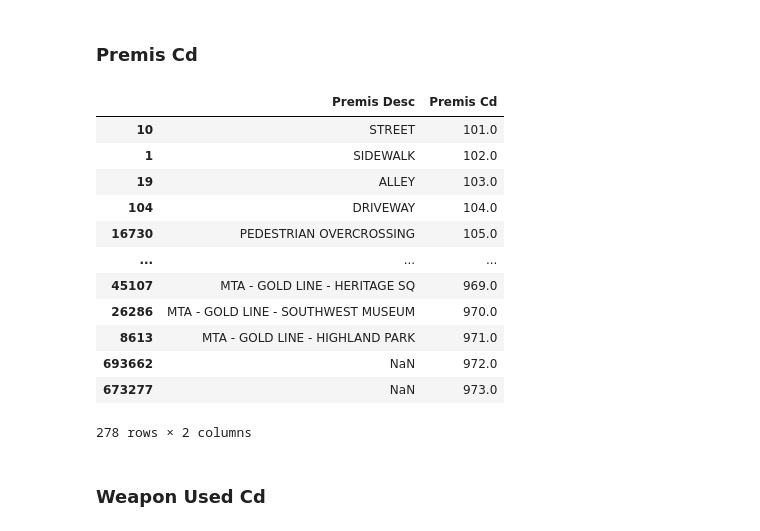
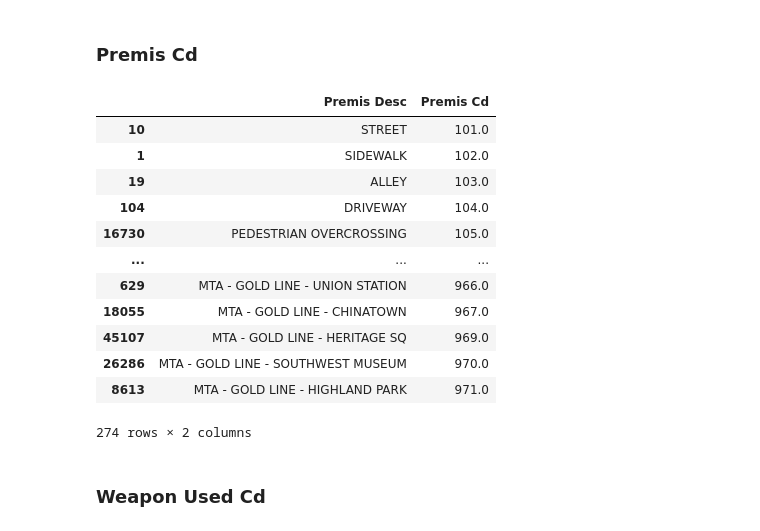
Before and after one commit to Janhjg/Runojanh-NadieEscapa, a Jupyter notebook: documents/notebook_model_train.ipynb, the cells around one changed output. Drawn from its saved outputs; the diff is of its cells as text; code cells hidden in the pictures.

```diff
--- a/documents/notebook_model_train.ipynb
+++ b/documents/notebook_model_train.ipynb
@@ -26,7 +26,7 @@ from sklearn.svm import SVC
 ## 📊 Cargar datos
 # %%
 
-df = pd.read_csv("..\\data\\crimeData_subconjunto_no_Investigacion.csv")
+df = pd.read_csv("..\\data\\crimeData_subconjunto_no_Investigacion_train.csv")
 df =df.drop(columns="Unnamed: 0")
 df.head()
 # %% [output]
@@ -102,16 +102,11 @@ df.head()
 | 3 | 1355 | 1 | 162 | 1 | 341 | 41 | M | A | 503 | ... |
 | 4 | 2018 | 11 | 1124 | 2 | 626 | 34 | F | H | 501 | ... |
 # %%
-encoderLocation = LabelEncoder()
-encoderLocation.fit(df['LOCATION'])
-
 encoderVictSex = LabelEncoder()
 encoderVictSex.fit(df['Vict Sex'])
 
 encoderVictDescent = LabelEncoder()
 encoderVictDescent.fit(df['Vict Descent'])
-
-df['LOCATION']= encoderLocation.transform(df['LOCATION'])
 
 df['Vict Sex']= encoderVictSex.transform(df['Vict Sex'])
 
@@ -125,7 +120,6 @@ df["Status Desc"]=df["Status Desc"].map(
     "Juv Other":0
     })
 
-joblib.dump(encoderLocation,"..\\models\\encoder_Location.joblib")
 joblib.dump(encoderVictSex ,"..\\models\\encoder_VictSex.joblib")
 joblib.dump(encoderVictDescent,"..\\models\\encoder_VictDescent.joblib")
 # %% [output]
@@ -206,23 +200,23 @@ mapperCrm.sort_values(by="Crm Cd", ascending=True)
 # %%
 # Limito los tipos de datos del dataset original a los de entrenamiento y creo la matriz borrando duplicados.
 mapperPremis=dforiginal[dforiginal["Premis Cd"].isin(df["Premis Cd"])][["Premis Desc", "Premis Cd"]]
-mapperPremis=mapperPremis.drop_duplicates(subset="Premis Cd")
+mapperPremis=mapperPremis.drop_duplicates(subset="Premis Cd").dropna()
 mapperPremis.to_csv("..\\models\\mapper_premis.csv")
 mapperPremis.sort_values(by="Premis Cd", ascending=True)
 # %% [output]
 |  | Premis Desc | Premis Cd |
 | 10 | STREET | 101.0 |
 | 1 | SIDEWALK | 102.0 |
 | 19 | ALLEY | 103.0 |
 | 104 | DRIVEWAY | 104.0 |
 | 16730 | PEDESTRIAN OVERCROSSING | 105.0 |
 | ... | ... | ... |
+| 629 | MTA - GOLD LINE - UNION STATION | 966.0 |
+| 18055 | MTA - GOLD LINE - CHINATOWN | 967.0 |
 | 45107 | MTA - GOLD LINE - HERITAGE SQ | 969.0 |
 | 26286 | MTA - GOLD LINE - SOUTHWEST MUSEUM | 970.0 |
 | 8613 | MTA - GOLD LINE - HIGHLAND PARK | 971.0 |
-| 693662 | NaN | 972.0 |
-| 673277 | NaN | 973.0 |
-278 rows × 2 columns
+274 rows × 2 columns
 # %% [markdown]
 ### Weapon Used Cd
 # %%
```
Also changed, not shown: parts of 14 cells of this notebook, 6 other files.
